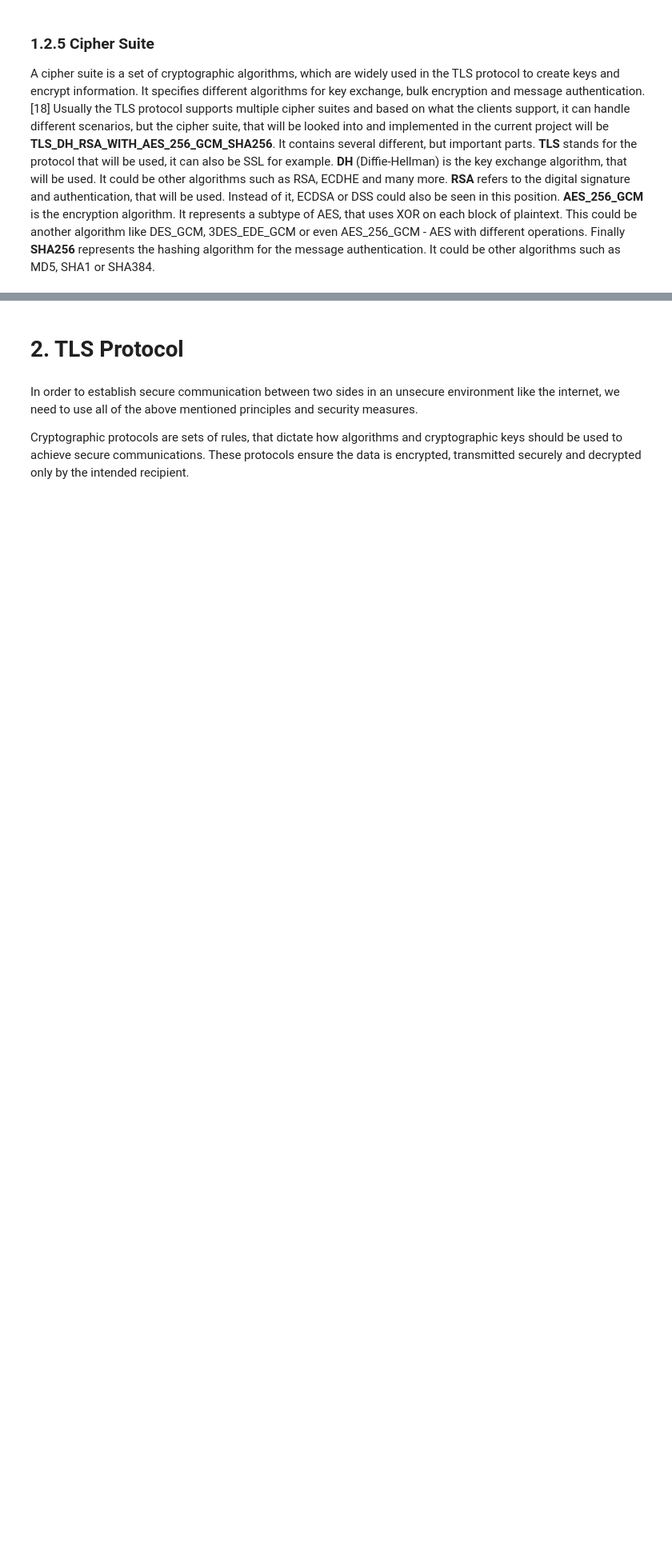
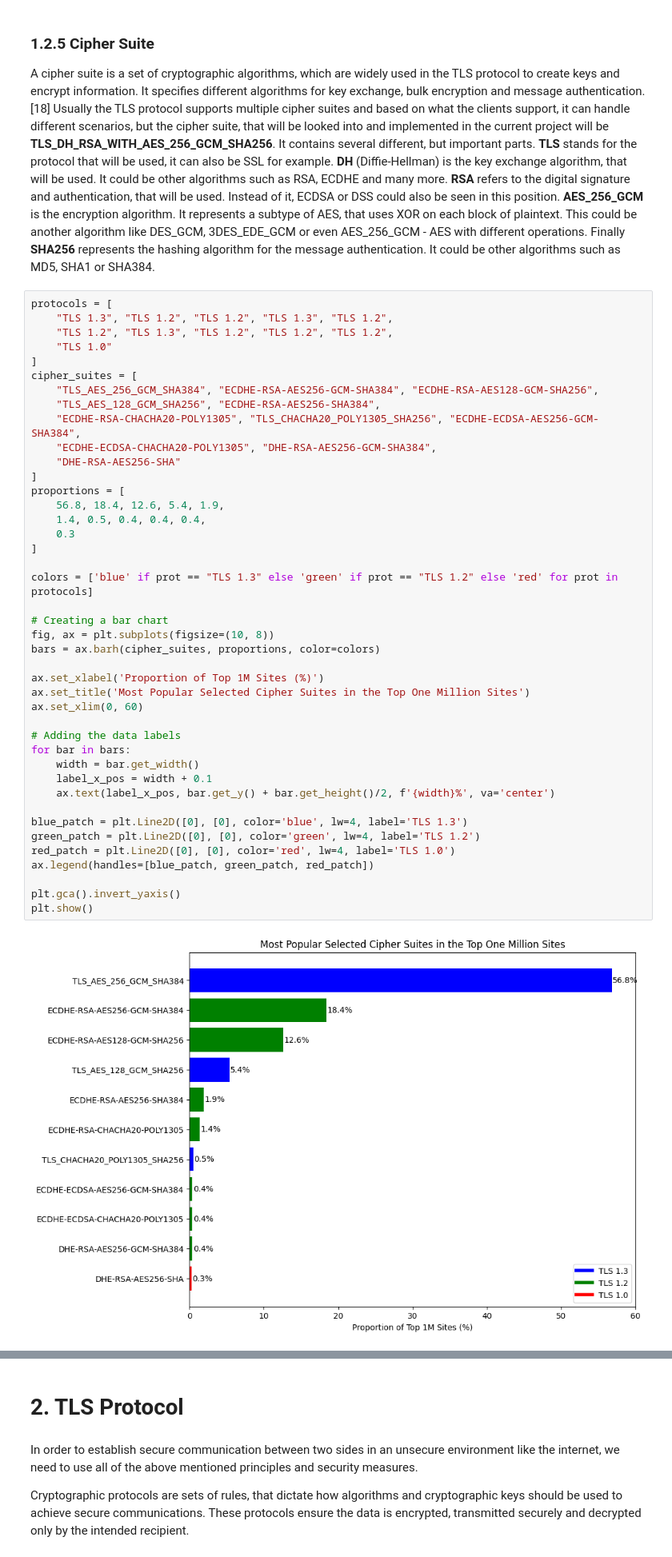
Before and after one commit to thunder913/Math-Concepts-For-Developers, a Jupyter notebook: tls.ipynb, the cells around one changed output, grey strips where cells are left out. Shown: that part at 80% size. Saved outputs shown, nothing was run; the diff lists cells and outputs as text; blank space fills up the shorter version.

Commit message:
Add most popular cypher suites

```diff
--- a/tls.ipynb
+++ b/tls.ipynb
@@ -246,3 +247,47 @@ The verifier receives the data and the digital signature from the signer. He use
 ### 1.2.5 Cipher Suite
 
 A cipher suite is a set of cryptographic algorithms, which are widely used in the TLS protocol to create keys and encrypt information. It specifies different algorithms for key exchange, bulk encryption and message authentication. [18]  Usually the TLS protocol supports multiple cipher suites and based on what the clients support, it can handle different scenarios, but the cipher suite, that will be looked into and implemented in the current project will be **TLS_DH_RSA_WITH_AES_256_GCM_SHA256**. It contains several different, but important parts. **TLS** stands for the protocol that will be used, it can also be SSL for example. **DH** (Diffie-Hellman) is the key exchange algorithm, that will be used. It could be other algorithms such as RSA, ECDHE and many more. **RSA** refers to the digital signature and authentication, that will be used. Instead of it, ECDSA or DSS could also be seen in this position. **AES_256_GCM** is the encryption algorithm. It represents a subtype of AES, that uses XOR on each block of plaintext. This could be another algorithm like DES_GCM, 3DES_EDE_GCM or even AES_256_GCM - AES with different operations. Finally **SHA256** represents the hashing algorithm for the message authentication. It could be other algorithms such as MD5, SHA1 or SHA384.
+# %%
+protocols = [
+    "TLS 1.3", "TLS 1.2", "TLS 1.2", "TLS 1.3", "TLS 1.2",
+    "TLS 1.2", "TLS 1.3", "TLS 1.2", "TLS 1.2", "TLS 1.2",
+    "TLS 1.0"
+]
+cipher_suites = [
+    "TLS_AES_256_GCM_SHA384", "ECDHE-RSA-AES256-GCM-SHA384", "ECDHE-RSA-AES128-GCM-SHA256",
+    "TLS_AES_128_GCM_SHA256", "ECDHE-RSA-AES256-SHA384",
+    "ECDHE-RSA-CHACHA20-POLY1305", "TLS_CHACHA20_POLY1305_SHA256", "ECDHE-ECDSA-AES256-GCM-SHA384",
+    "ECDHE-ECDSA-CHACHA20-POLY1305", "DHE-RSA-AES256-GCM-SHA384",
+    "DHE-RSA-AES256-SHA"
+]
+proportions = [
+    56.8, 18.4, 12.6, 5.4, 1.9,
+    1.4, 0.5, 0.4, 0.4, 0.4,
+    0.3
+]
+
+colors = ['blue' if prot == "TLS 1.3" else 'green' if prot == "TLS 1.2" else 'red' for prot in protocols]
+
+# Creating a bar chart
+fig, ax = plt.subplots(figsize=(10, 8))
+bars = ax.barh(cipher_suites, proportions, color=colors)
+
+ax.set_xlabel('Proportion of Top 1M Sites (%)')
+ax.set_title('Most Popular Selected Cipher Suites in the Top One Million Sites')
+ax.set_xlim(0, 60)
+
+# Adding the data labels
+for bar in bars:
+    width = bar.get_width()
+    label_x_pos = width + 0.1
+    ax.text(label_x_pos, bar.get_y() + bar.get_height()/2, f'{width}%', va='center')
+
+blue_patch = plt.Line2D([0], [0], color='blue', lw=4, label='TLS 1.3')
+green_patch = plt.Line2D([0], [0], color='green', lw=4, label='TLS 1.2')
+red_patch = plt.Line2D([0], [0], color='red', lw=4, label='TLS 1.0')
+ax.legend(handles=[blue_patch, green_patch, red_patch])
+
+plt.gca().invert_yaxis()
+plt.show()
+# %% [output]
+[figure, added]
```
Also changed, not shown: parts of 5 cells of this notebook, 3 other files.
